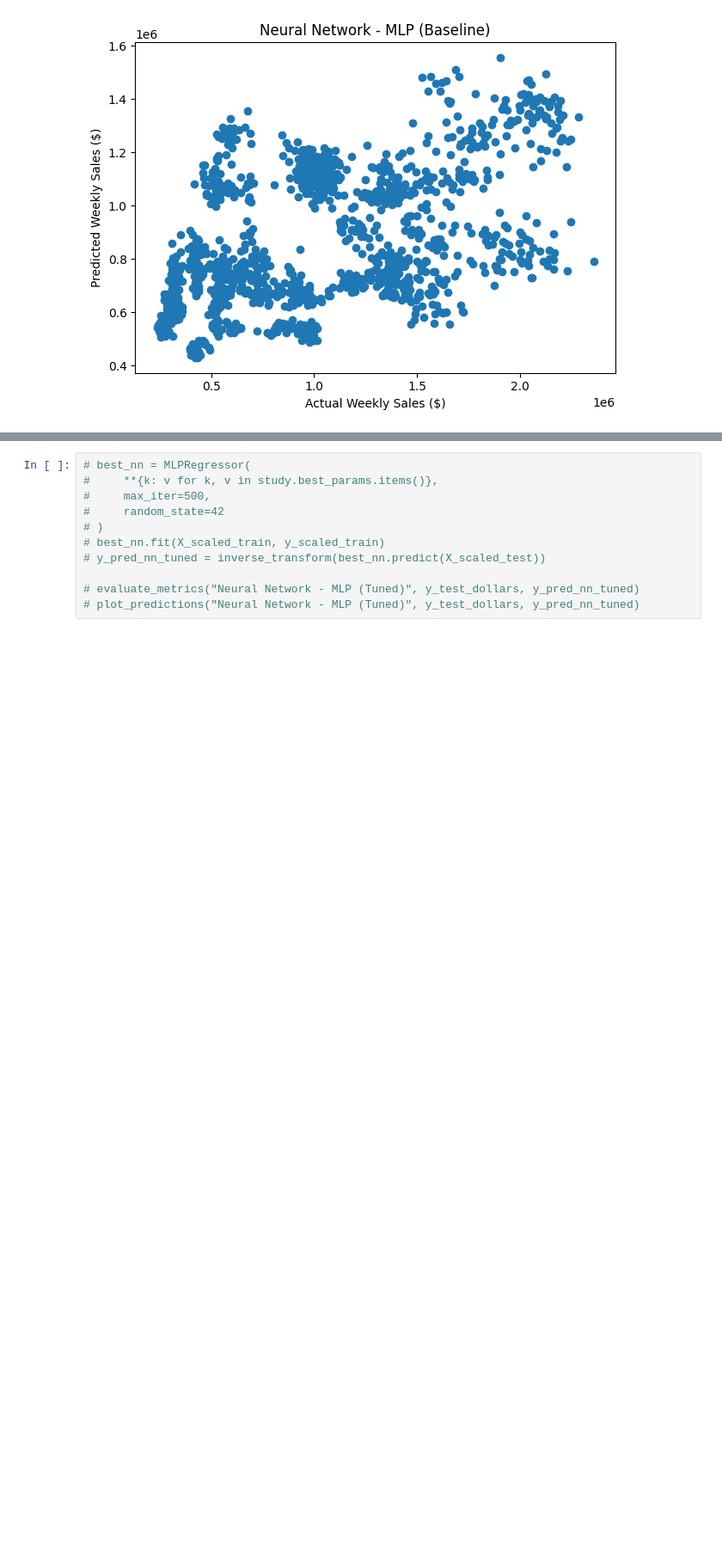
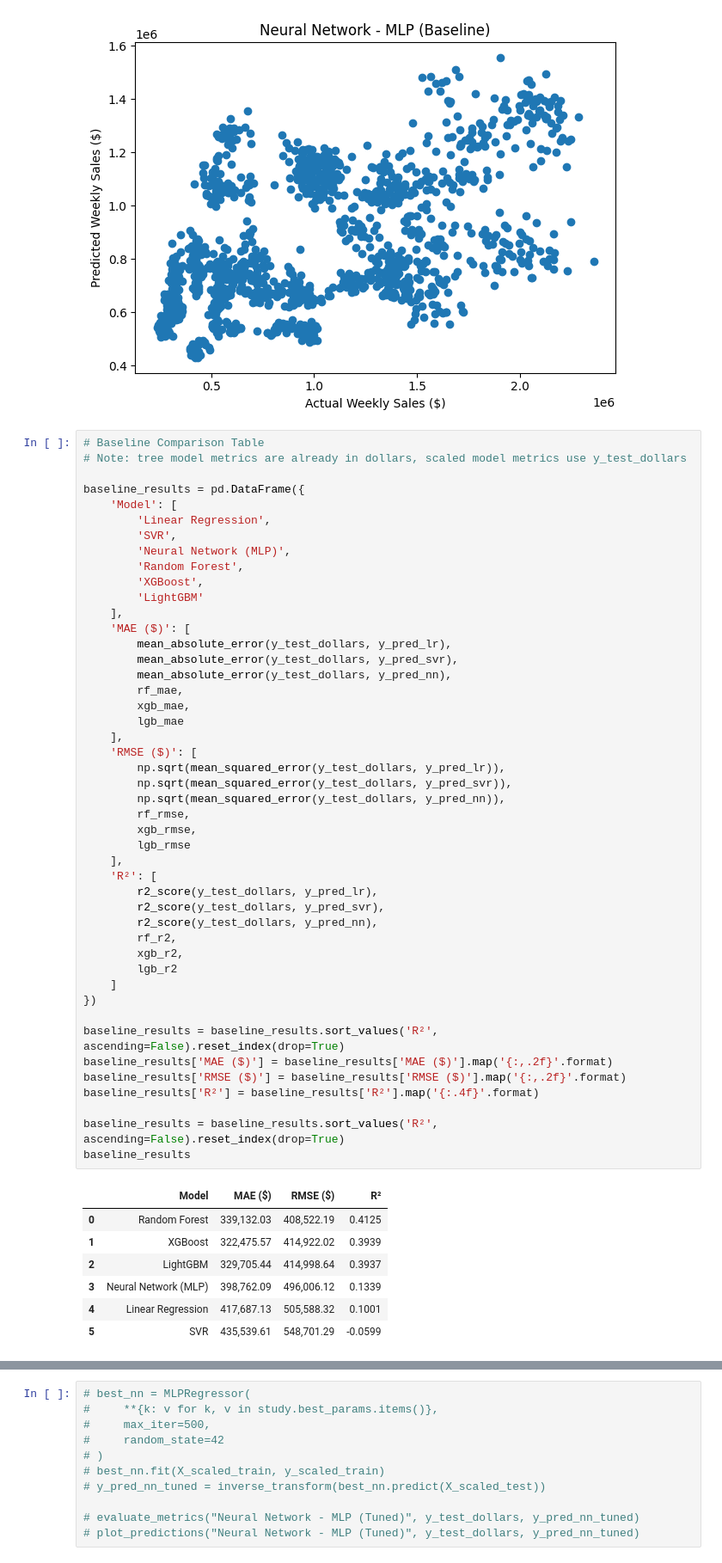
Before and after one commit to BenRyan-8/MarketingAnalytics_CA, a Jupyter notebook: marketinganalyticsCA.ipynb, the cells around one changed output, grey strips where cells are left out. Shown at 86% size. Saved outputs shown, nothing was run; the diff lists cells and outputs as text; blank space fills up the shorter version.

```diff
--- a/marketinganalyticsCA.ipynb
+++ b/marketinganalyticsCA.ipynb
@@ -540,3 +536,57 @@ plot_predictions("Neural Network - MLP (Baseline)", y_test_dollars, y_pred_nn)
   RMSE : 496,006.12
   R²   : 0.1339
 [figure]
+# %%
+# Baseline Comparison Table
+# Note: tree model metrics are already in dollars, scaled model metrics use y_test_dollars
+
+baseline_results = pd.DataFrame({
+    'Model': [
+        'Linear Regression',
+        'SVR',
+        'Neural Network (MLP)',
+        'Random Forest',
+        'XGBoost',
+        'LightGBM'
+    ],
+    'MAE ($)': [
+        mean_absolute_error(y_test_dollars, y_pred_lr),
+        mean_absolute_error(y_test_dollars, y_pred_svr),
+        mean_absolute_error(y_test_dollars, y_pred_nn),
+        rf_mae,
+        xgb_mae,
+        lgb_mae
+    ],
+    'RMSE ($)': [
+        np.sqrt(mean_squared_error(y_test_dollars, y_pred_lr)),
+        np.sqrt(mean_squared_error(y_test_dollars, y_pred_svr)),
+        np.sqrt(mean_squared_error(y_test_dollars, y_pred_nn)),
+        rf_rmse,
+        xgb_rmse,
+        lgb_rmse
+    ],
+    'R²': [
+        r2_score(y_test_dollars, y_pred_lr),
+        r2_score(y_test_dollars, y_pred_svr),
+        r2_score(y_test_dollars, y_pred_nn),
+        rf_r2,
+        xgb_r2,
+        lgb_r2
+    ]
+})
+
+baseline_results = baseline_results.sort_values('R²', ascending=False).reset_index(drop=True)
+baseline_results['MAE ($)'] = baseline_results['MAE ($)'].map('{:,.2f}'.format)
+baseline_results['RMSE ($)'] = baseline_results['RMSE ($)'].map('{:,.2f}'.format)
+baseline_results['R²'] = baseline_results['R²'].map('{:.4f}'.format)
+
+baseline_results = baseline_results.sort_values('R²', ascending=False).reset_index(drop=True)
+baseline_results
+# %% [output]
+|  | Model | MAE ($) | RMSE ($) | R² |
+| 0 | Random Forest | 339,132.03 | 408,522.19 | 0.4125 |
+| 1 | XGBoost | 322,475.57 | 414,922.02 | 0.3939 |
+| 2 | LightGBM | 329,705.44 | 414,998.64 | 0.3937 |
+| 3 | Neural Network (MLP) | 398,762.09 | 496,006.12 | 0.1339 |
+| 4 | Linear Regression | 417,687.13 | 505,588.32 | 0.1001 |
+| 5 | SVR | 435,539.61 | 548,701.29 | -0.0599 |
```
Also changed, not shown: parts of 20 cells of this notebook.
